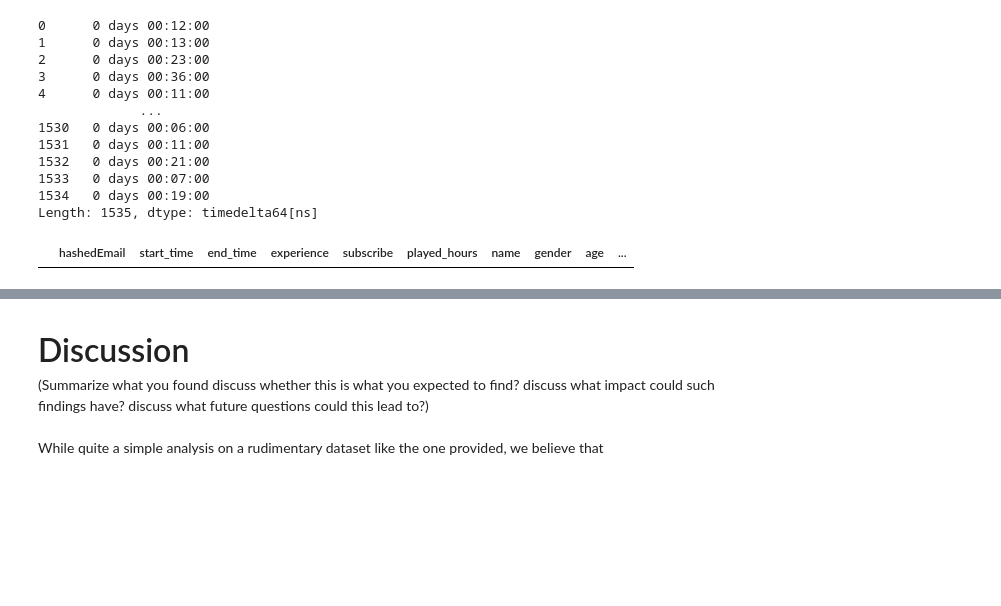
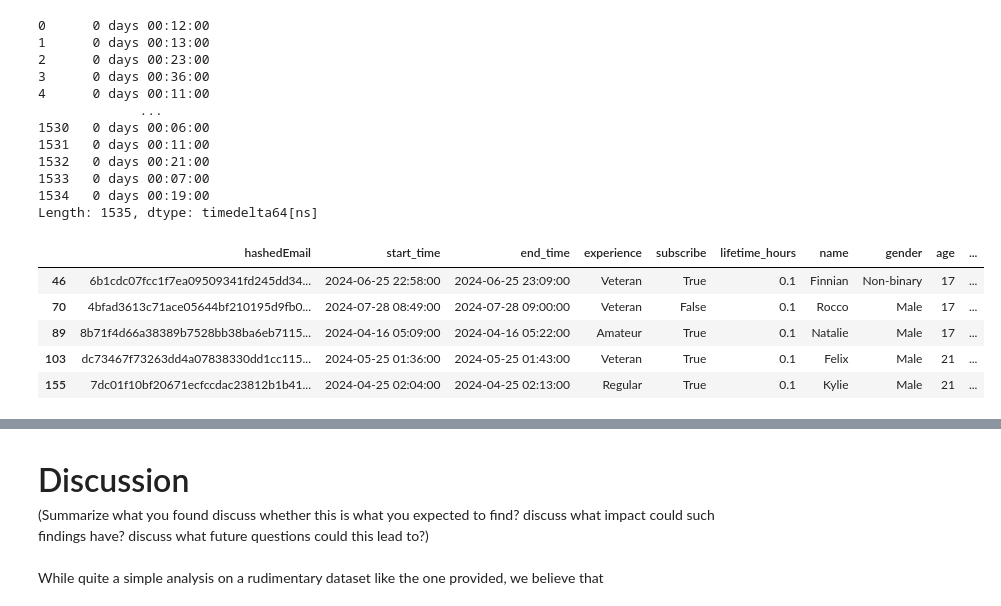
Before and after one commit to IslandOfPencils/dsci-100-2025w-group-21, a Jupyter notebook: group__project.ipynb, the cells around one changed output, grey strips where cells are left out. Saved outputs shown, nothing was run; the diff lists cells and outputs as text; code cells hidden in the pictures; blank space fills up the shorter version.

```diff
--- a/group__project.ipynb
+++ b/group__project.ipynb
@@ -176,8 +164,19 @@ timedelta
 1534   0 days 00:19:00
 Length: 1535, dtype: timedelta64[ns]
 # %%
+#REMOVE LATER
+
 #does this do anything useful or is this actually working against us, didn't merging alreading
-sessions_dropped = players_sessions.drop(players_sessions[players_sessions['played_hours'] == 0].index)
-players_sessions[players_sessions['session_length_minutes'] == 0].head(40)#yeah... we already have no 0 session time observations logged, I'm just wondering how this happened? As the player dataframe has a few players who have no playtime
+#sessions_dropped = players_sessions.drop(players_sessions[players_sessions['lifetime_hours'] == 0].index)
+#players_sessions[players_sessions['session_length_minutes'] == 0].head(40)#yeah... we already have no 0 session time observations logged, I'm just wondering how this happened? As the player dataframe has a few players who have no playtime
+#sessions_dropped.head()
-# %% [output]
-|  | hashedEmail | start_time | end_time | experience | subscribe | played_hours | name | gender | age | ... |
+# %%
+#REMOVE IN FINAL ANALYSIS (does not modify any dfs)
+players_sessions[players_sessions['lifetime_hours'] == 0.1].sort_values(by="lifetime_hours").head()
+# %% [output]
+|  | hashedEmail | start_time | end_time | experience | subscribe | lifetime_hours | name | gender | age | ... |
+| 46 | 6b1cdc07fcc1f7ea09509341fd245dd34... | 2024-06-25 22:58:00 | 2024-06-25 23:09:00 | Veteran | True | 0.1 | Finnian | Non-binary | 17 | ... |
+| 70 | 4bfad3613c71ace05644bf210195d9fb0... | 2024-07-28 08:49:00 | 2024-07-28 09:00:00 | Veteran | False | 0.1 | Rocco | Male | 17 | ... |
+| 89 | 8b71f4d66a38389b7528bb38ba6eb7115... | 2024-04-16 05:09:00 | 2024-04-16 05:22:00 | Amateur | True | 0.1 | Natalie | Male | 17 | ... |
+| 103 | dc73467f73263dd4a07838330dd1cc115... | 2024-05-25 01:36:00 | 2024-05-25 01:43:00 | Veteran | True | 0.1 | Felix | Male | 21 | ... |
+| 155 | 7dc01f10bf20671ecfccdac23812b1b41... | 2024-04-25 02:04:00 | 2024-04-25 02:13:00 | Regular | True | 0.1 | Kylie | Male | 21 | ... |
```
Also changed, not shown: parts of 18 cells of this notebook.
